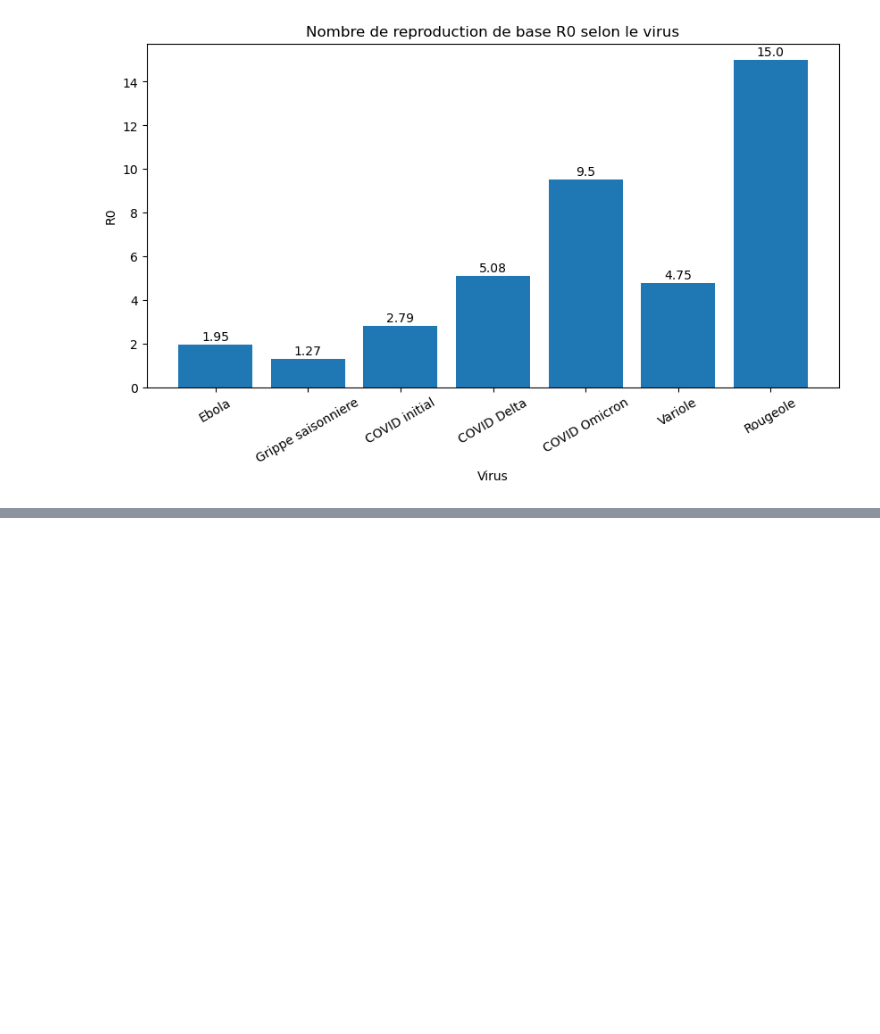
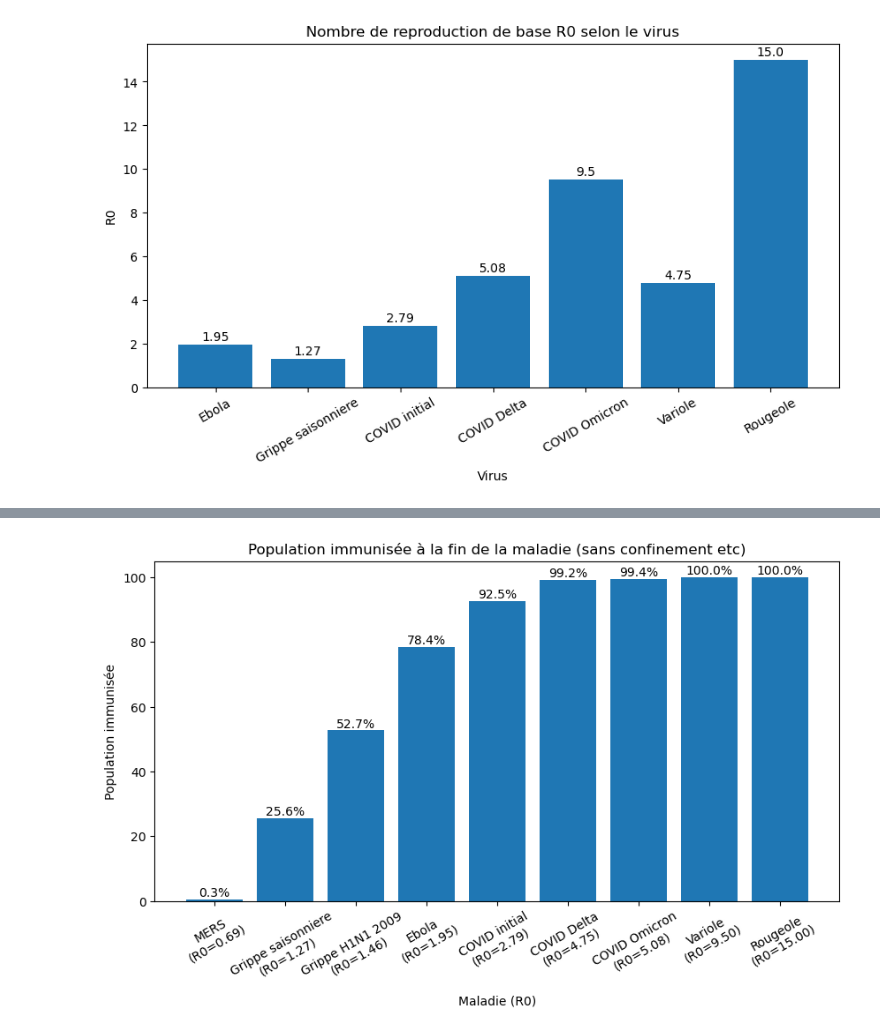
Before and after one commit to hjvictor/SIR_model, a Jupyter notebook: mainNotebook.ipynb, the cells around one changed output, grey strips where cells are left out. Drawn from its saved outputs; the diff is of its cells as text; code cells hidden in the pictures; blank space fills up the shorter version.

```diff
--- a/mainNotebook.ipynb
+++ b/mainNotebook.ipynb
@@ -383,0 +411,17 @@ plt.show()
+# %%
+
+plt.figure(figsize=(10, 5))
+plt.bar(x, immunisesFinal)
+
+plt.xticks(x, labels, rotation=30)
+plt.xlabel("Maladie (R0)")
+plt.ylabel("Population immunisée")
+plt.title("Population immunisée à la fin de la maladie (sans confinement etc)")
+
+for i, v in enumerate(immunisesFinal):
+    plt.text(i, v + 1, f"{v:.1f}%", ha="center")
+
+plt.savefig("histogramme_immunités", bbox_inches='tight')
+plt.show()
+# %% [output]
+[figure, added]
```
Also changed, not shown: parts of 5 cells of this notebook, 5 other files.
